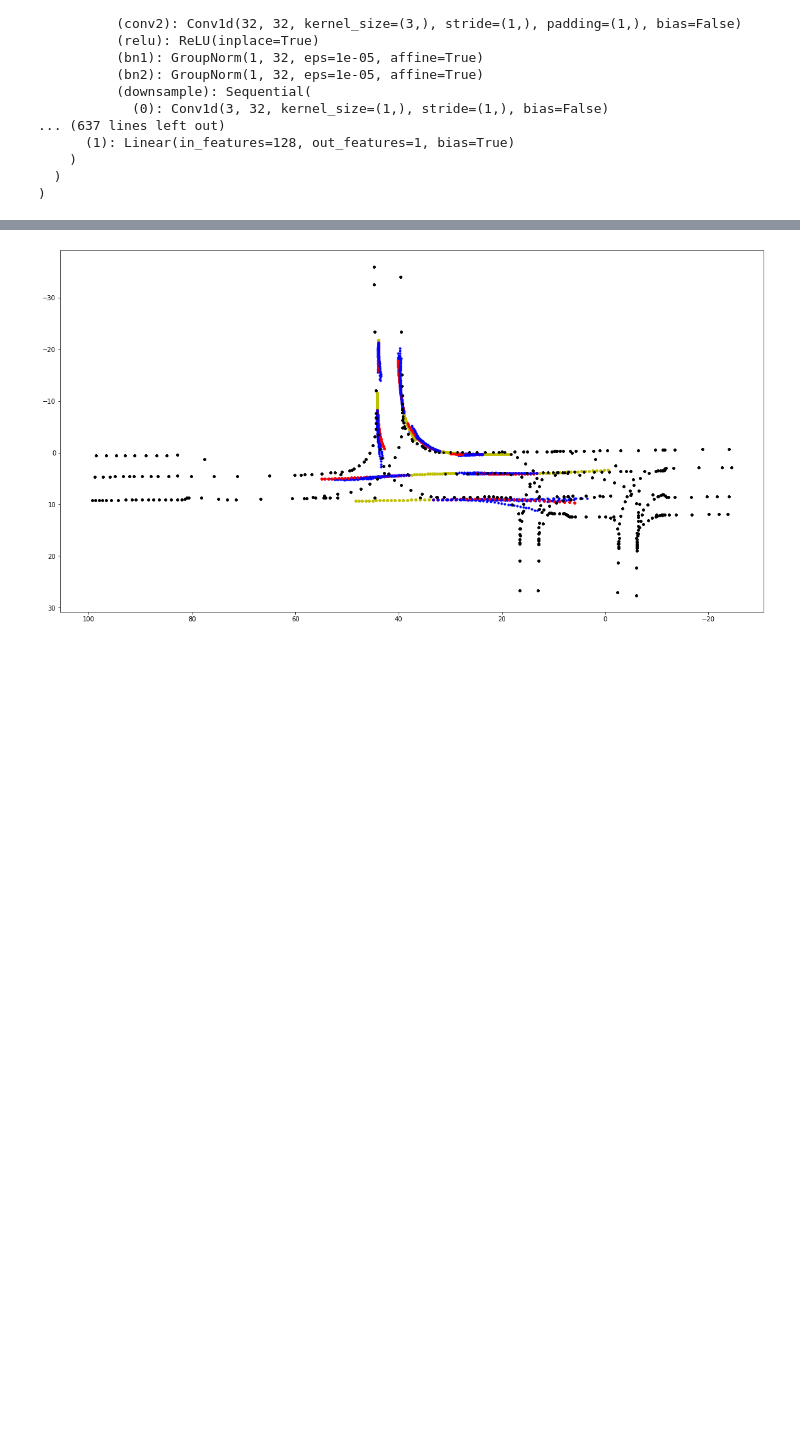
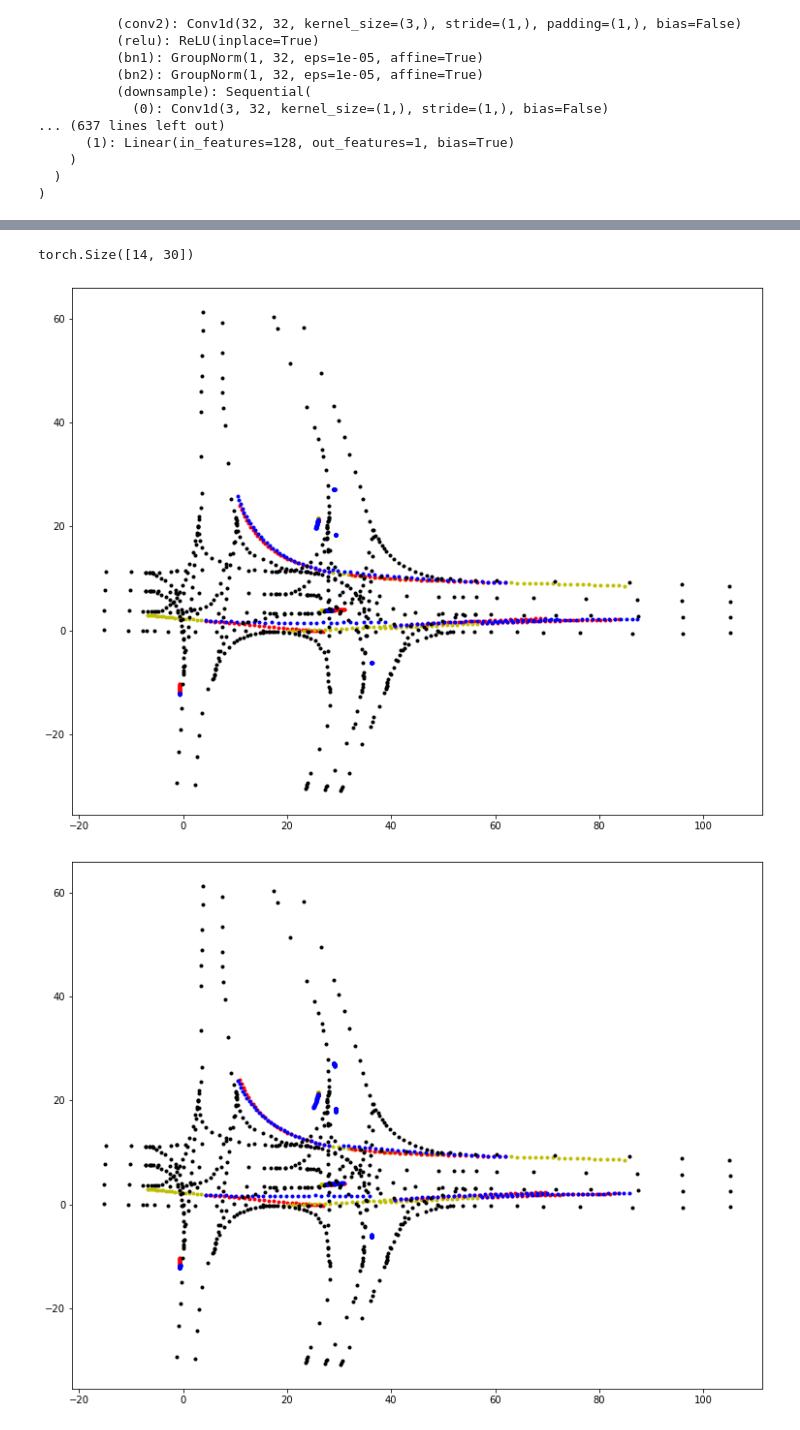
Before and after one commit to YikangZhang1641/modified_LaneGCN, a Jupyter notebook: test_interaction.ipynb, the cells around one changed output, grey strips where cells are left out. Cells and saved outputs as stored; diff of their text form; code cells hidden in the pictures; blank space fills up the shorter version.

```diff
--- a/test_interaction.ipynb
+++ b/test_interaction.ipynb
@@ -36,8 +36,8 @@ parser.add_argument(
 # %% [output]
 _StoreAction(option_strings=['--weight'], dest='weight', nargs=None, const=None, default='/media/drl/datas/zyk/LaneGCN/results/lanegcn_interaction/36.000.ckpt', type=<class 'str'>, choices=None, help= ...
 # %%
-root_path = '/media/drl/datas/zyk/LaneGCN'
+root_path = '/home/user/Projects/LaneGCN_modified'
 sys.path.insert(0, root_path)
 
 model = import_module("lanegcn")
-config, _, collate_fn, net, loss, post_process, opt = model.get_model()
+config, _, collate_fn, net, loss, post_process, opt = model.get_model(30)
@@ -44,5 +64,5 @@ config, _, collate_fn, net, loss, post_process, opt = model.get_model()
 # %%
-ckpt_path = "/home/user/Projects/LaneGCN_modified/results/lanegcn/36.000.ckpt"
+ckpt_path = "/home/user/Projects/LaneGCN_modified/results/raw_map_results/lanegcn_5s/36.000.ckpt"
 # ckpt_path = "/media/drl/datas/zyk/LaneGCN/results/lanegcn/17.000.ckpt"
 
 if not os.path.isabs(ckpt_path):
@@ -69,7 +89,8 @@ Net(
   )
 )
 # %%
-dataset = InteDataset('/home/user/Datasets/preprocess_results/tmp/')
+# dataset = InteDataset('/home/user/Datasets/interpolated/preprocess_results_10s/tmp/')
+dataset = InteDataset('/home/user/Datasets/raw_map/preprocess_results_5s_first_version/test/')
 data_loader = DataLoader(
     dataset,
     batch_size=config["val_batch_size"],
@@ -112,5 +169,5 @@ len(results)
 # %%
-def traj_plot(traj, rot, orig, ax, c):
+def traj_plot(traj, rot, orig, ax=None, c=""):
 
 
     if isinstance(traj, torch.Tensor):
@@ -122,5 +179,7 @@ def traj_plot(traj, rot, orig, ax, c):
 #     print(centerline)
     centerline = np.matmul(rot, (centerline.reshape(-1, 2)).T).T
 
-    ax.plot(centerline[:, 0], centerline[:, 1], c)
+    if ax is not None:
+        ax.plot(centerline[:, 0], centerline[:, 1], c)
+
     return centerline
@@ -127,34 +213,45 @@ def traj_plot(traj, rot, orig, ax, c):
+# %%
+has_preds.shape
+# %% [output]
+torch.Size([14, 30])
 # %%
 import numpy as np
 import matplotlib.pyplot as plt
-idx = 8
+idx = 0
 
 
 orig = data['orig'][idx]
 rot = data['rot'][idx]
 graph = data['graph'][idx]
 
-fig, ax = plt.subplots(1,1, figsize=(20,20))
-ax.set_aspect('equal', adjustable='box')
-plt.gca().invert_xaxis()
-plt.gca().invert_yaxis()
-for k in range(6):
 
 
+
+gt_preds = data['gt_preds'][idx]
+has_preds = data['has_preds'][idx]
+for k in range(6):
+    fig, ax = plt.subplots(1,1, figsize=(20,10))
+    ax.set_aspect('equal', adjustable='box')
+#     plt.gca().invert_xaxis()
+#     plt.gca().invert_yaxis()
     for a in range(data['gt_preds'][idx].shape[0]):
-        gt_preds = data['gt_preds'][idx][a]
+        mask = has_preds[a]
+        gt_pred = gt_preds[a][mask]
+
         hist = data['feats'][idx][a]
         plt.plot(hist[:, 0], hist[:, 1], 'y.')
-        traj_plot(gt_preds,  rot, orig, ax, 'r.')
+        traj_plot(gt_pred,  rot, orig, ax, 'r.')
 
         pred_traj = results[idx][a, k, :, :]
         traj_plot(pred_traj, rot, orig, ax, 'b.')
 
 
     ctrs = graph['ctrs']
     ax.plot(ctrs[:, 0], ctrs[:, 1], 'k.')
 
-#     plt.savefig('/home/user/Projects/LaneGCN_modified/results/remote_results/pic/' + str(idx) + '_' + str(k))
+#     plt.savefig('/home/user/Projects/LaneGCN_modified/results/remote_results/0603_5s/' + str(idx) + '_' + str(k))
+#     plt.savefig('/home/user/Logs/0606/' + str(idx) + '_' + str(k))
     plt.show()
 # %% [output]
-[figure, old version]
+[figure, new version]
+[figure, added]
```
Also changed, not shown: parts of 16 cells of this notebook, 3 other files.
